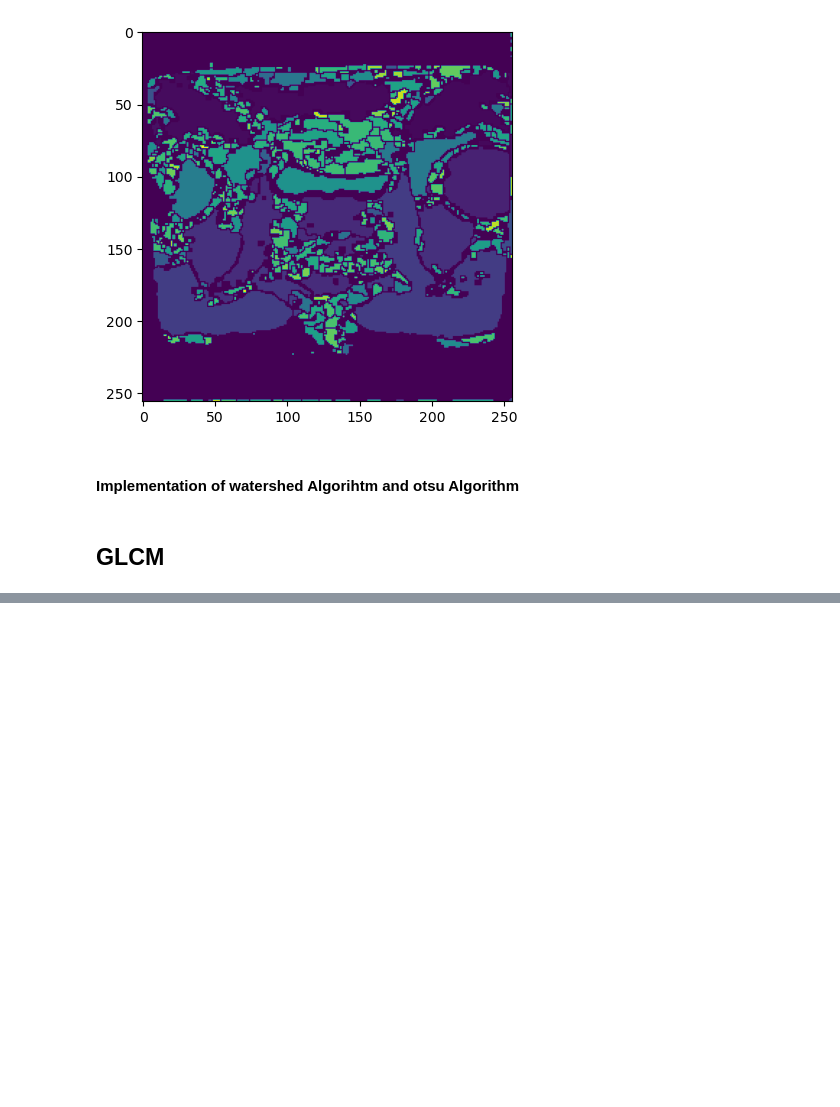
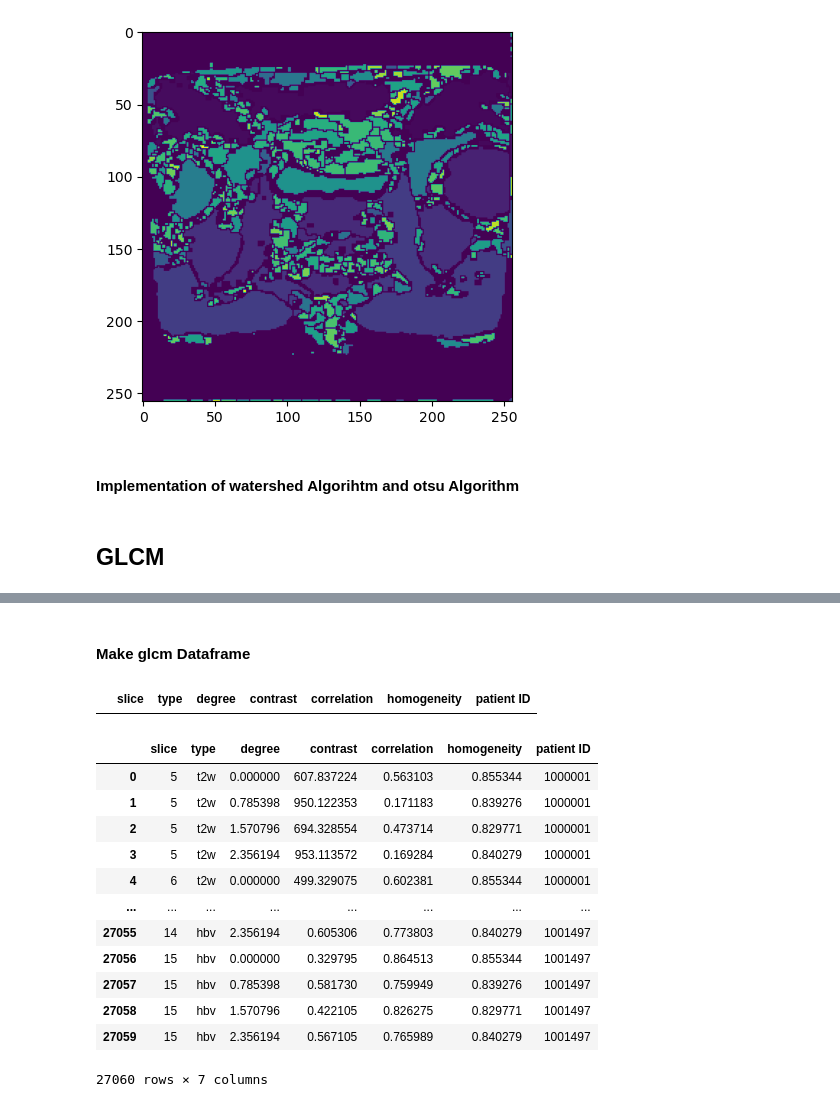
Before and after one commit to Mehrdadt1999/MRI_Preprocessing, a Jupyter notebook: Part3/MRI_preprocessing_part3.ipynb, the cells around one changed output, grey strips where cells are left out. Saved outputs shown, nothing was run; the diff lists cells and outputs as text; code cells hidden in the pictures; blank space fills up the shorter version.

Commit message:
End of GLCM feature extraction. (before meeting)

```diff
--- a/Part3/MRI_preprocessing_part3.ipynb
+++ b/Part3/MRI_preprocessing_part3.ipynb
@@ -187,0 +226,4 @@ df_hbv.to_csv("df_hbv.csv")
+# %% [markdown]
+#### Make glcm Dataframe
+# %%
+glcm_df = pd.DataFrame(columns=["slice", "type", "degree", "contrast", "correlation", "homogeneity", "patient ID"])
@@ -187,0 +250,4 @@ df_hbv.to_csv("df_hbv.csv")
+# %%
+glcm_df
+# %% [output]
+|  | slice | type | degree | contrast | correlation | homogeneity | patient ID |
@@ -187,0 +256,16 @@ df_hbv.to_csv("df_hbv.csv")
+# %%
+glcm_df
+# %% [output]
+|  | slice | type | degree | contrast | correlation | homogeneity | patient ID |
+| 0 | 5 | t2w | 0.000000 | 607.837224 | 0.563103 | 0.855344 | 1000001 |
+| 1 | 5 | t2w | 0.785398 | 950.122353 | 0.171183 | 0.839276 | 1000001 |
+| 2 | 5 | t2w | 1.570796 | 694.328554 | 0.473714 | 0.829771 | 1000001 |
+| 3 | 5 | t2w | 2.356194 | 953.113572 | 0.169284 | 0.840279 | 1000001 |
+| 4 | 6 | t2w | 0.000000 | 499.329075 | 0.602381 | 0.855344 | 1000001 |
+| ... | ... | ... | ... | ... | ... | ... | ... |
+| 27055 | 14 | hbv | 2.356194 | 0.605306 | 0.773803 | 0.840279 | 1001497 |
+| 27056 | 15 | hbv | 0.000000 | 0.329795 | 0.864513 | 0.855344 | 1001497 |
+| 27057 | 15 | hbv | 0.785398 | 0.581730 | 0.759949 | 0.839276 | 1001497 |
+| 27058 | 15 | hbv | 1.570796 | 0.422105 | 0.826275 | 0.829771 | 1001497 |
+| 27059 | 15 | hbv | 2.356194 | 0.567105 | 0.765989 | 0.840279 | 1001497 |
+27060 rows × 7 columns
```
Also changed, not shown: parts of 7 cells of this notebook.
